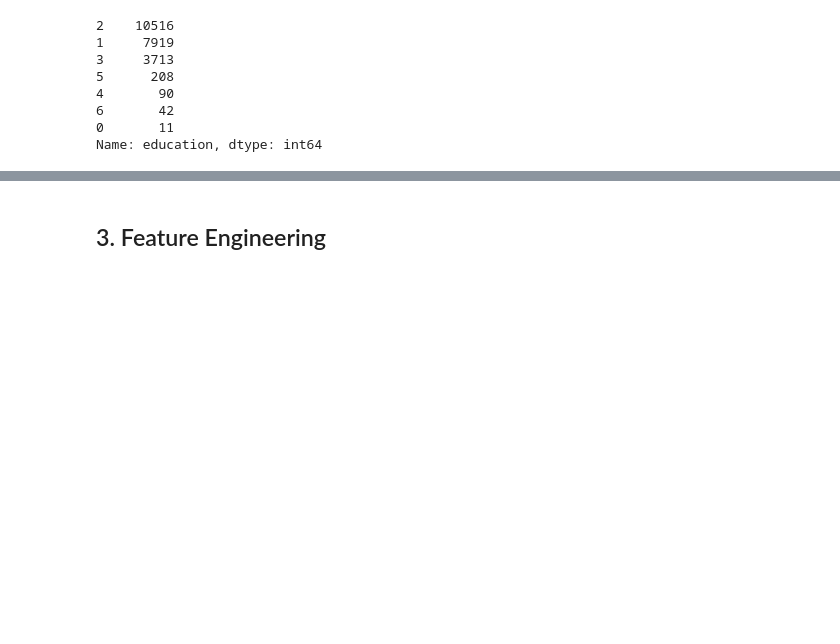
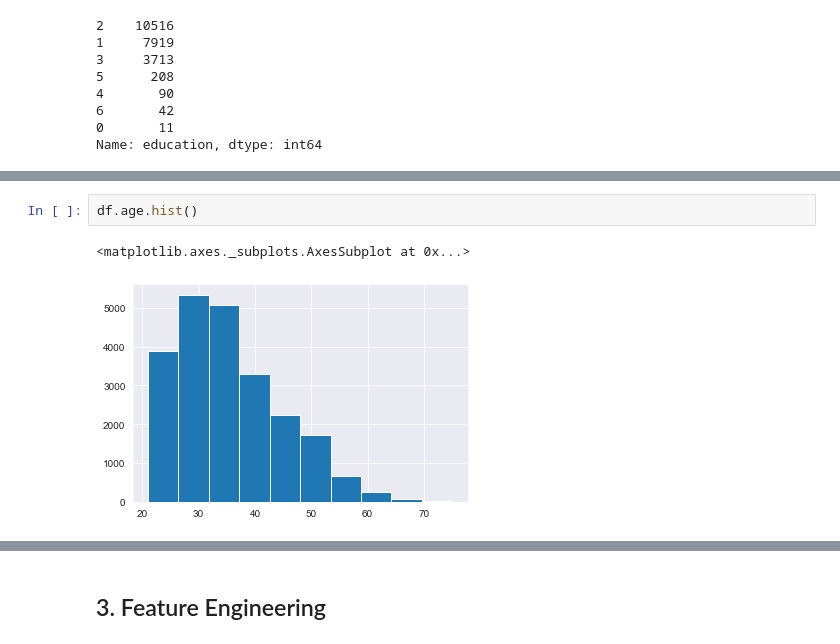
Before and after one commit to sankur7777/credit_card-default_prediction, a Jupyter notebook: scrap_notebook.ipynb, the cells around one changed output, grey strips where cells are left out. Saved outputs shown, nothing was run; the diff lists cells and outputs as text; blank space fills up the shorter version.

```diff
--- a/scrap_notebook.ipynb
+++ b/scrap_notebook.ipynb
@@ -155,0 +307,5 @@ Name: education, dtype: int64
+# %%
+df.age.hist()
+# %% [output]
+<matplotlib.axes._subplots.AxesSubplot at 0x...>
+[figure, added]
```
Also changed, not shown: parts of 34 cells of this notebook, 1 other file.
